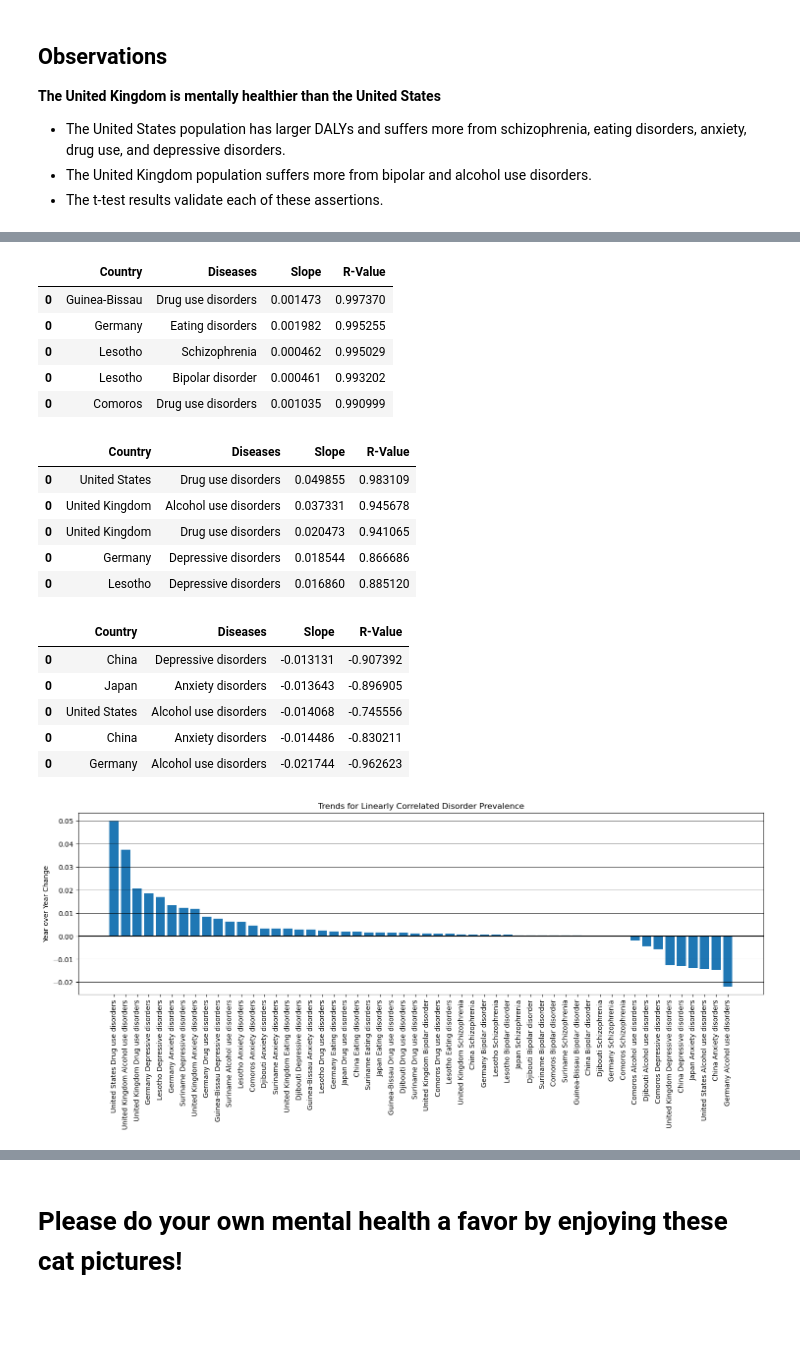
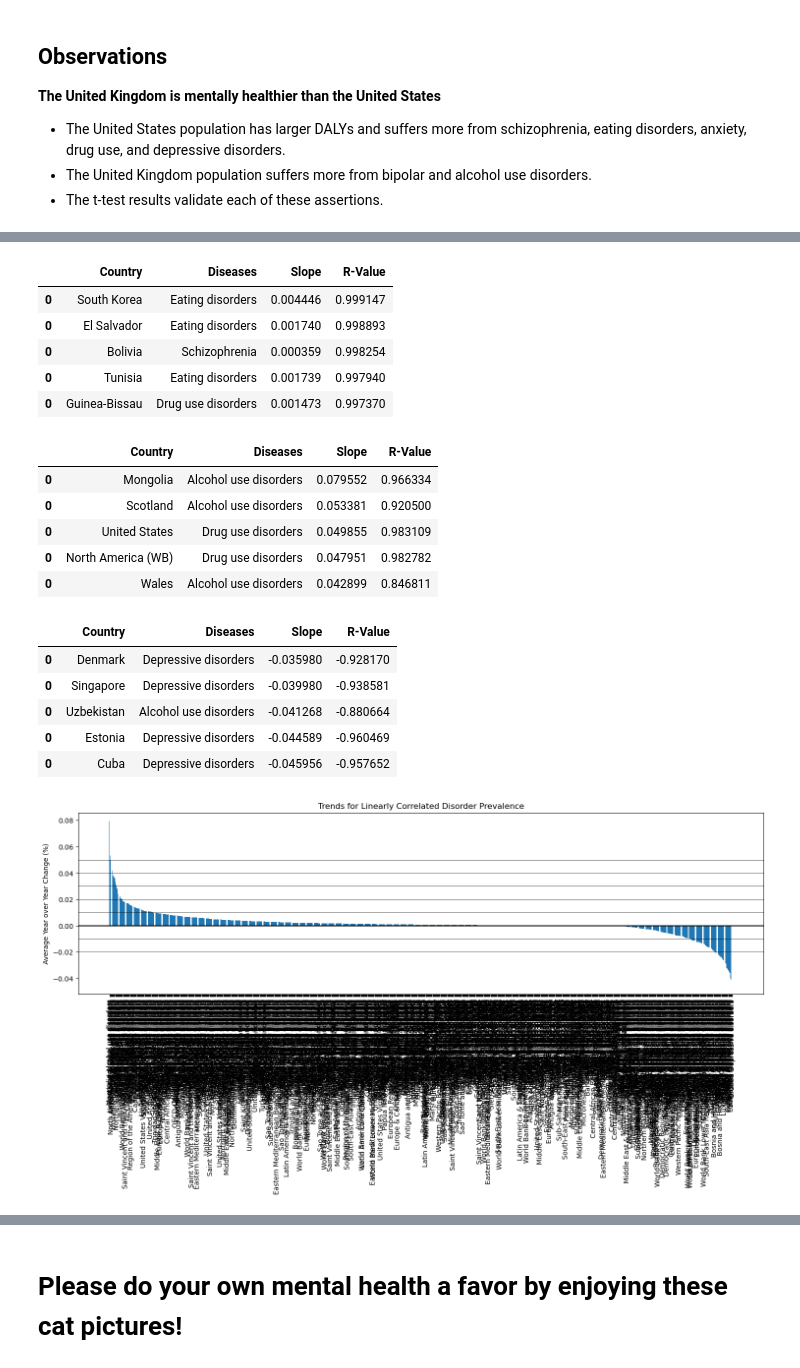
Before and after one commit to rutgers-bootcamp-project-1-team-5/mental_health, a Jupyter notebook: mental_health.ipynb, the cells around one changed output, grey strips where cells are left out. Saved outputs shown, nothing was run; the diff lists cells and outputs as text; code cells hidden in the pictures; blank space fills up the shorter version.

Commit message:
Update of Year - over Year Change

```diff
--- a/mental_health.ipynb
+++ b/mental_health.ipynb
@@ -389,7 +382,7 @@ us_uk_df
 # %%
 trend = pd.DataFrame(columns = ['Country','Diseases','Slope','R-Value'])
 
-for c in countries_of_interest:
+for c in disease_df['Entity'].unique():
     df = disease_df[disease_df['Entity'] == c]
     for d in diseases:
         (slope, intercept, rvalue, pvalue, stderr) = stats.linregress(df['Year'], df[d])
@@ -403,44 +396,44 @@ trend2 = trend_signifin.sort_values(['R-Value'], ascending = False)
 trend2.head()
 # %% [output]
 |  | Country | Diseases | Slope | R-Value |
+| 0 | South Korea | Eating disorders | 0.004446 | 0.999147 |
+| 0 | El Salvador | Eating disorders | 0.001740 | 0.998893 |
+| 0 | Bolivia | Schizophrenia | 0.000359 | 0.998254 |
+| 0 | Tunisia | Eating disorders | 0.001739 | 0.997940 |
 | 0 | Guinea-Bissau | Drug use disorders | 0.001473 | 0.997370 |
-| 0 | Germany | Eating disorders | 0.001982 | 0.995255 |
-| 0 | Lesotho | Schizophrenia | 0.000462 | 0.995029 |
-| 0 | Lesotho | Bipolar disorder | 0.000461 | 0.993202 |
-| 0 | Comoros | Drug use disorders | 0.001035 | 0.990999 |
 # %%
 # Top Increasing disorders Diseases and Country
 trend3 = trend_signifin.sort_values(['Slope'], ascending = False)
 trend3.head()
 # %% [output]
 |  | Country | Diseases | Slope | R-Value |
+| 0 | Mongolia | Alcohol use disorders | 0.079552 | 0.966334 |
+| 0 | Scotland | Alcohol use disorders | 0.053381 | 0.920500 |
 | 0 | United States | Drug use disorders | 0.049855 | 0.983109 |
-| 0 | United Kingdom | Alcohol use disorders | 0.037331 | 0.945678 |
-| 0 | United Kingdom | Drug use disorders | 0.020473 | 0.941065 |
-| 0 | Germany | Depressive disorders | 0.018544 | 0.866686 |
-| 0 | Lesotho | Depressive disorders | 0.016860 | 0.885120 |
+| 0 | North America (WB) | Drug use disorders | 0.047951 | 0.982782 |
+| 0 | Wales | Alcohol use disorders | 0.042899 | 0.846811 |
 # %%
 # Top Decreasing disorders Diseases and Country
 trend3.tail()
 # %% [output]
 |  | Country | Diseases | Slope | R-Value |
-| 0 | China | Depressive disorders | -0.013131 | -0.907392 |
-| 0 | Japan | Anxiety disorders | -0.013643 | -0.896905 |
-| 0 | United States | Alcohol use disorders | -0.014068 | -0.745556 |
-| 0 | China | Anxiety disorders | -0.014486 | -0.830211 |
-| 0 | Germany | Alcohol use disorders | -0.021744 | -0.962623 |
+| 0 | Denmark | Depressive disorders | -0.035980 | -0.928170 |
+| 0 | Singapore | Depressive disorders | -0.039980 | -0.938581 |
+| 0 | Uzbekistan | Alcohol use disorders | -0.041268 | -0.880664 |
+| 0 | Estonia | Depressive disorders | -0.044589 | -0.960469 |
+| 0 | Cuba | Depressive disorders | -0.045956 | -0.957652 |
 # %%
 plt.figure().set_figwidth(18)
 plt.bar(trend3['Country'] + ' ' + trend3['Diseases'], trend3['Slope'])
 plt.xticks(rotation = 90)
 plt.title('Trends for Linearly Correlated Disorder Prevalence')
-plt.ylabel('Year over Year Change')
+plt.ylabel('Average Year over Year Change (%)')
 for i in range(-2, 6):
     plt.axhline(y=i/100, c='black', linewidth=0.5)
 plt.axhline(y=0, c='black', linewidth=1.5)
 plt.savefig(Path('media', "disorder_prevalence_trends.png"), bbox_inches="tight")
 plt.show()
 # %% [output]
-[figure, old version]
+[figure, new version]
 # %% [markdown]
 ## Top disorders trending linearly upward:
```
Also changed, not shown: parts of 6 cells of this notebook.
